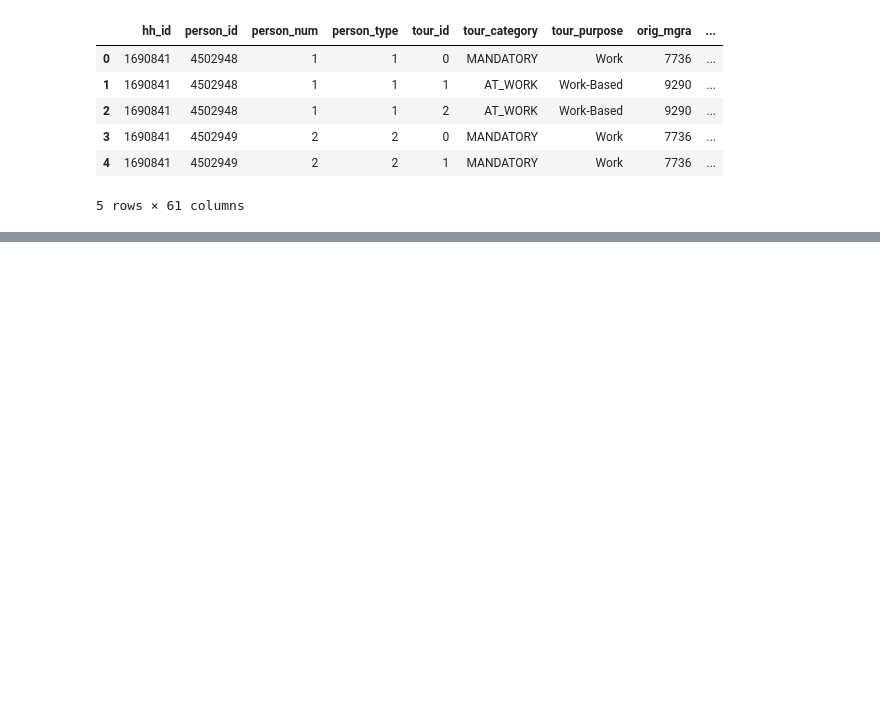
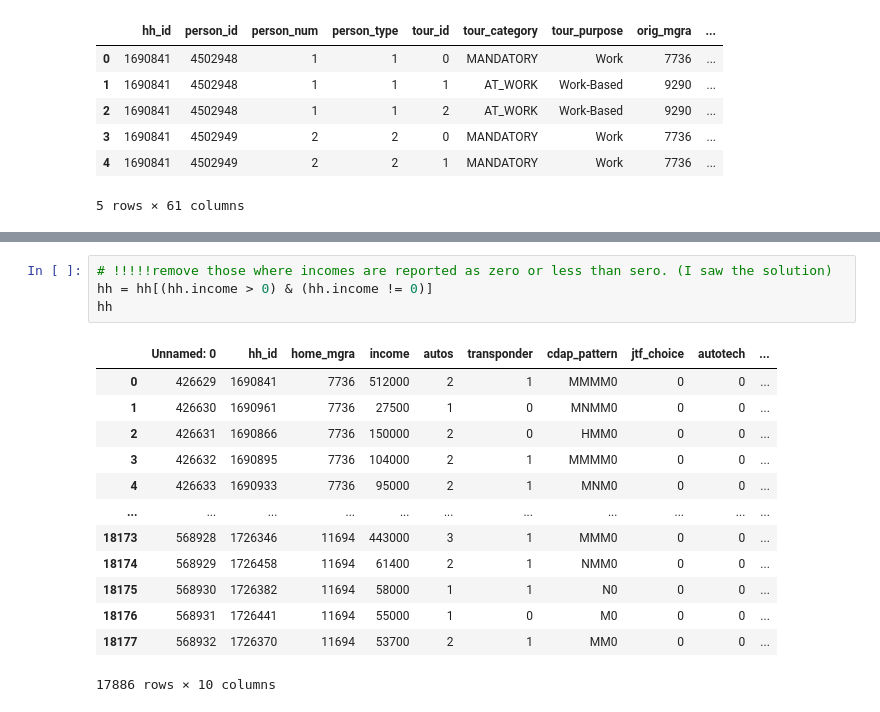
Before and after one commit to YenChuWu/transportation_exercise, a Jupyter notebook: FDOT.ipynb, the cells around one changed output, grey strips where cells are left out. Saved outputs shown, nothing was run; the diff lists cells and outputs as text; blank space fills up the shorter version.

```diff
--- a/FDOT.ipynb
+++ b/FDOT.ipynb
@@ -185,0 +319,18 @@ Name: WALK, dtype: float64
+# %%
+# !!!!!remove those where incomes are reported as zero or less than sero. (I saw the solution)
+hh = hh[(hh.income > 0) & (hh.income != 0)]
+hh
+# %% [output]
+|  | Unnamed: 0 | hh_id | home_mgra | income | autos | transponder | cdap_pattern | jtf_choice | autotech | ... |
+| 0 | 426629 | 1690841 | 7736 | 512000 | 2 | 1 | MMMM0 | 0 | 0 | ... |
+| 1 | 426630 | 1690961 | 7736 | 27500 | 1 | 0 | MNMM0 | 0 | 0 | ... |
+| 2 | 426631 | 1690866 | 7736 | 150000 | 2 | 0 | HMM0 | 0 | 0 | ... |
+| 3 | 426632 | 1690895 | 7736 | 104000 | 2 | 1 | MMMM0 | 0 | 0 | ... |
+| 4 | 426633 | 1690933 | 7736 | 95000 | 2 | 1 | MNM0 | 0 | 0 | ... |
+| ... | ... | ... | ... | ... | ... | ... | ... | ... | ... | ... |
+| 18173 | 568928 | 1726346 | 11694 | 443000 | 3 | 1 | MMM0 | 0 | 0 | ... |
+| 18174 | 568929 | 1726458 | 11694 | 61400 | 2 | 1 | NMM0 | 0 | 0 | ... |
+| 18175 | 568930 | 1726382 | 11694 | 58000 | 1 | 1 | N0 | 0 | 0 | ... |
+| 18176 | 568931 | 1726441 | 11694 | 55000 | 1 | 0 | M0 | 0 | 0 | ... |
+| 18177 | 568932 | 1726370 | 11694 | 53700 | 2 | 1 | MM0 | 0 | 0 | ... |
+17886 rows × 10 columns
```
Also changed, not shown: parts of 19 cells of this notebook.
